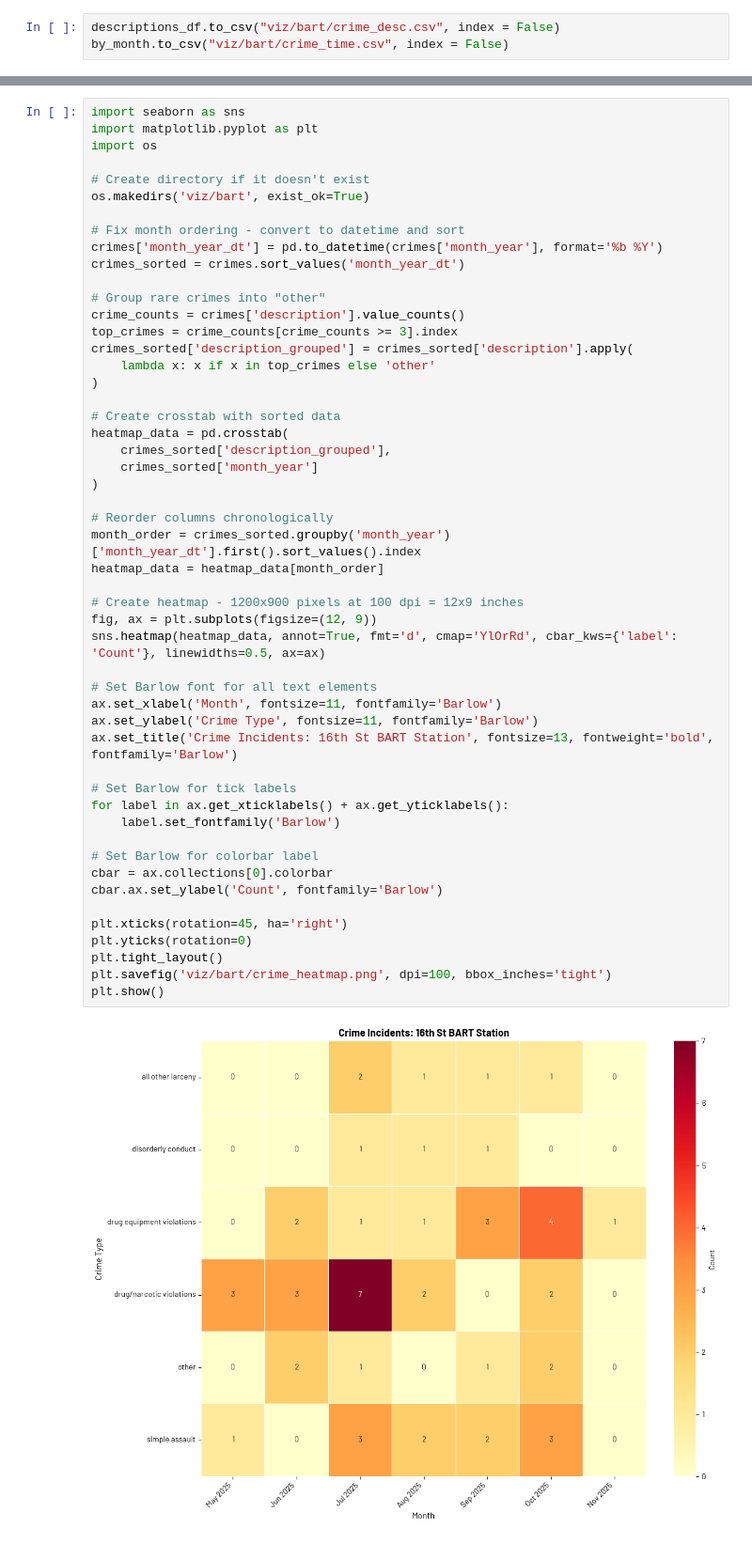
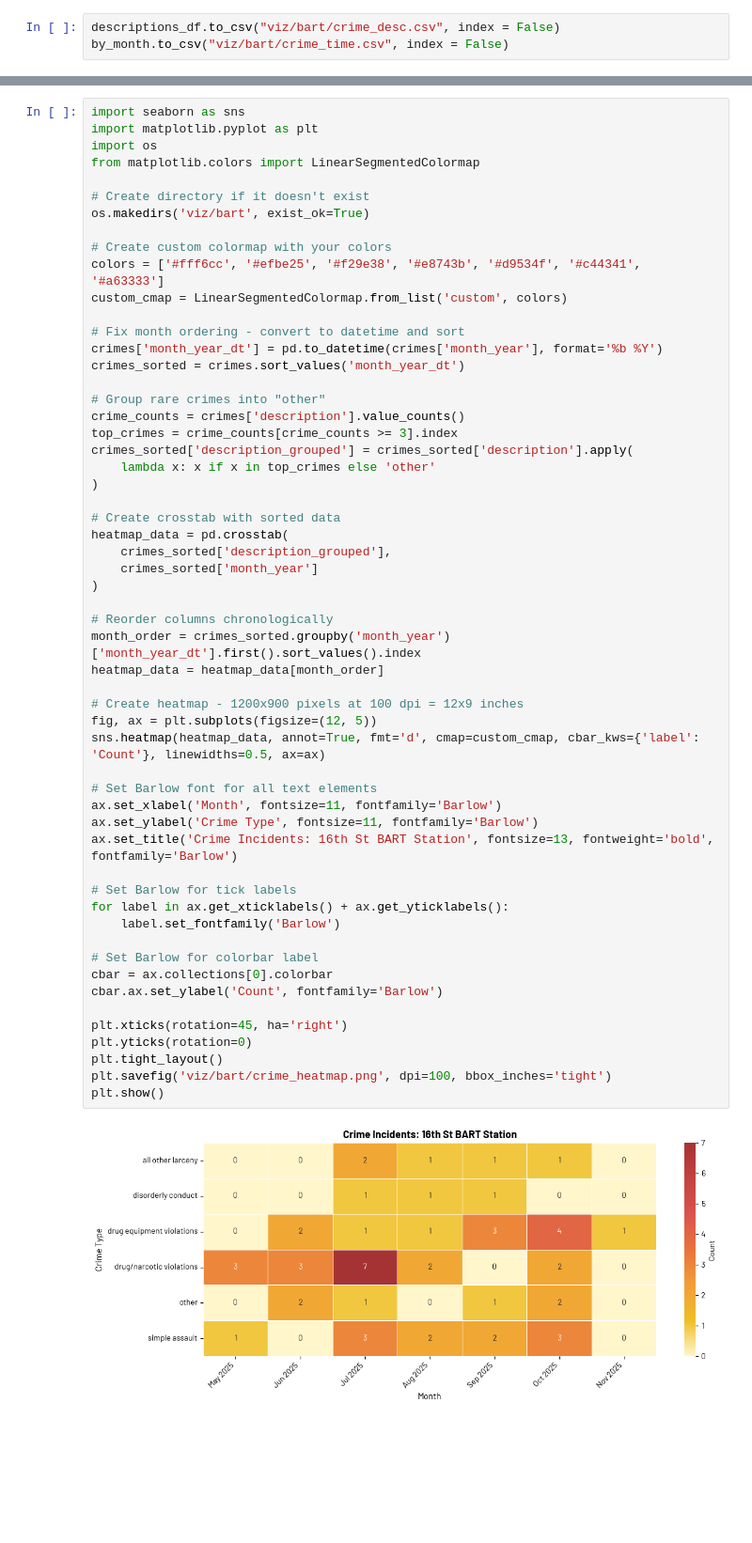
Before and after one commit to anusha0712/autoupdating-dash, a Jupyter notebook: bart_crime_viz.ipynb, the cells around one changed output, grey strips where cells are left out. Shown at 94% size. Cells and saved outputs as stored; diff of their text form; blank space fills up the shorter version.

```diff
--- a/bart_crime_viz.ipynb
+++ b/bart_crime_viz.ipynb
@@ -79,9 +84,14 @@ by_month.to_csv("viz/bart/crime_time.csv", index = False)
 import seaborn as sns
 import matplotlib.pyplot as plt
 import os
+from matplotlib.colors import LinearSegmentedColormap
 
 # Create directory if it doesn't exist
 os.makedirs('viz/bart', exist_ok=True)
+
+# Create custom colormap with your colors
+colors = ['#fff6cc', '#efbe25', '#f29e38', '#e8743b', '#d9534f', '#c44341', '#a63333']
+custom_cmap = LinearSegmentedColormap.from_list('custom', colors)
 
 # Fix month ordering - convert to datetime and sort
 crimes['month_year_dt'] = pd.to_datetime(crimes['month_year'], format='%b %Y')
@@ -98,33 +108,33 @@ crimes_sorted['description_grouped'] = crimes_sorted['description'].apply(
 heatmap_data = pd.crosstab(
     crimes_sorted['description_grouped'],
     crimes_sorted['month_year']
 )
 
 # Reorder columns chronologically
 month_order = crimes_sorted.groupby('month_year')['month_year_dt'].first().sort_values().index
 heatmap_data = heatmap_data[month_order]
 
 # Create heatmap - 1200x900 pixels at 100 dpi = 12x9 inches
-fig, ax = plt.subplots(figsize=(12, 9))
-sns.heatmap(heatmap_data, annot=True, fmt='d', cmap='YlOrRd', cbar_kws={'label': 'Count'}, linewidths=0.5, ax=ax)
+fig, ax = plt.subplots(figsize=(12, 5))
+sns.heatmap(heatmap_data, annot=True, fmt='d', cmap=custom_cmap, cbar_kws={'label': 'Count'}, linewidths=0.5, ax=ax)
 
 # Set Barlow font for all text elements
 ax.set_xlabel('Month', fontsize=11, fontfamily='Barlow')
 ax.set_ylabel('Crime Type', fontsize=11, fontfamily='Barlow')
 ax.set_title('Crime Incidents: 16th St BART Station', fontsize=13, fontweight='bold', fontfamily='Barlow')
 
 # Set Barlow for tick labels
 for label in ax.get_xticklabels() + ax.get_yticklabels():
     label.set_fontfamily('Barlow')
 
 # Set Barlow for colorbar label
 cbar = ax.collections[0].colorbar
 cbar.ax.set_ylabel('Count', fontfamily='Barlow')
 
 plt.xticks(rotation=45, ha='right')
 plt.yticks(rotation=0)
 plt.tight_layout()
 plt.savefig('viz/bart/crime_heatmap.png', dpi=100, bbox_inches='tight')
 plt.show()
 # %% [output]
-[figure, old version]
+[figure, new version]
```
Also changed, not shown: parts of 7 cells of this notebook, 1 other file.
